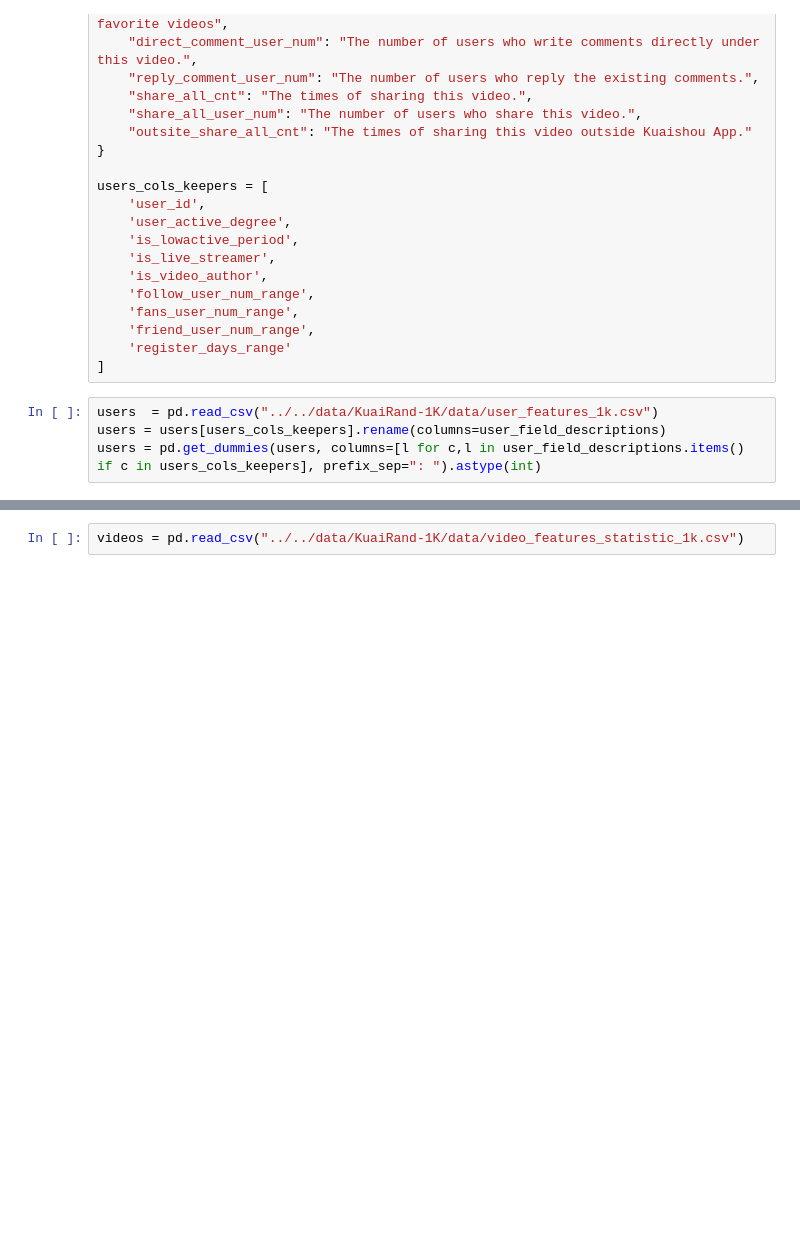
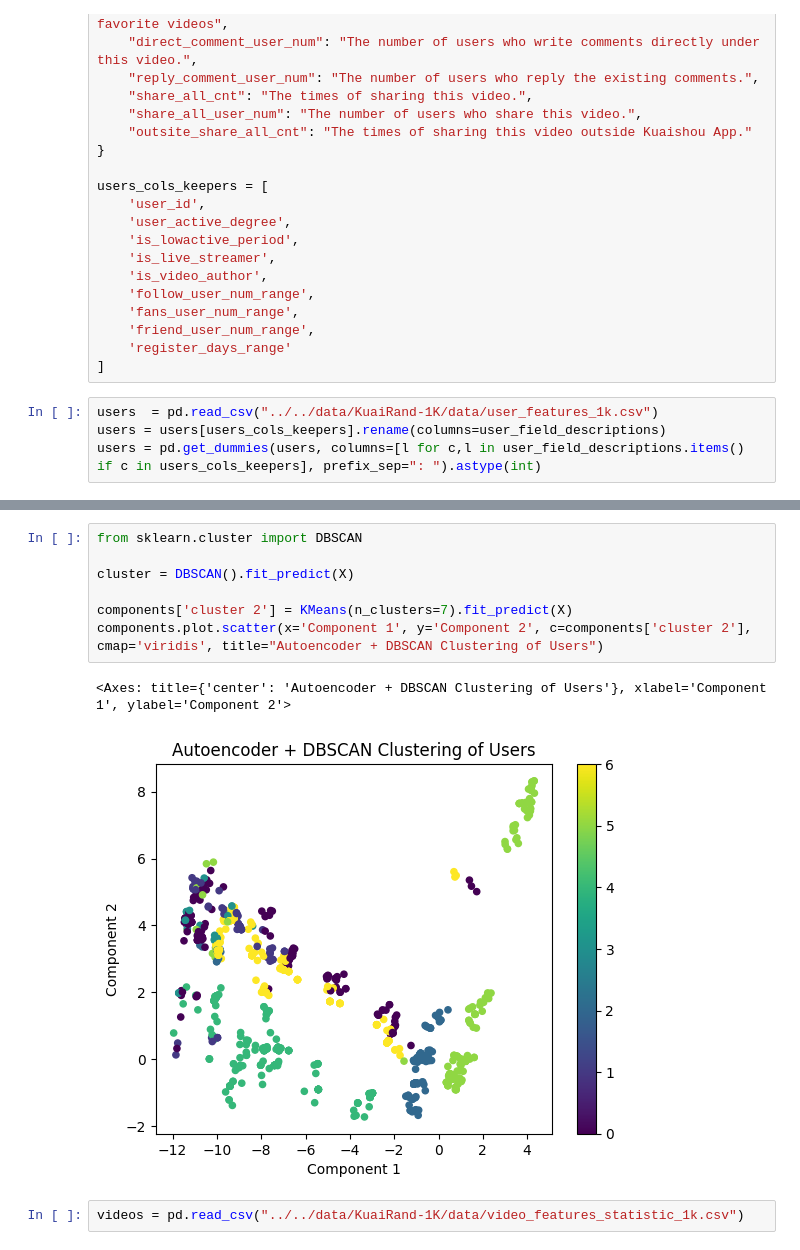
Before and after one commit to RobertDeLaCruzNEU/CS7180-GROUP-007-RecSys, a Jupyter notebook: students/rob/eda.ipynb, the cells around one changed output, grey strips where cells are left out. Cells and saved outputs as stored; diff of their text form; blank space fills up the shorter version.

```diff
--- a/students/rob/eda.ipynb
+++ b/students/rob/eda.ipynb
@@ -548,2 +631,12 @@ components.to_csv('../../data/KuaiRand-1K/data/user_clusters.csv', index=False)
+# %%
+from sklearn.cluster import DBSCAN
+
+cluster = DBSCAN().fit_predict(X)
+
+components['cluster 2'] = KMeans(n_clusters=7).fit_predict(X)
+components.plot.scatter(x='Component 1', y='Component 2', c=components['cluster 2'], cmap='viridis', title="Autoencoder + DBSCAN Clustering of Users")
+# %% [output]
+<Axes: title={'center': 'Autoencoder + DBSCAN Clustering of Users'}, xlabel='Component 1', ylabel='Component 2'>
+[figure, added]
 # %%
 videos = pd.read_csv("../../data/KuaiRand-1K/data/video_features_statistic_1k.csv")
```
Also changed, not shown: parts of 4 cells of this notebook.
